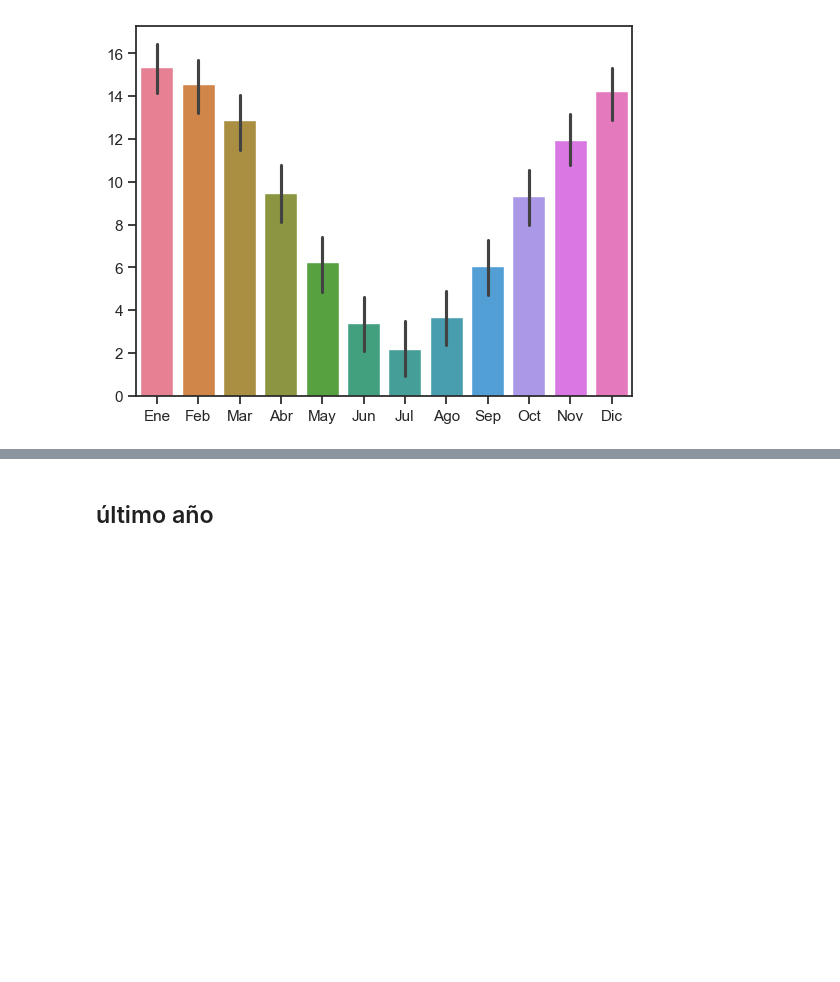
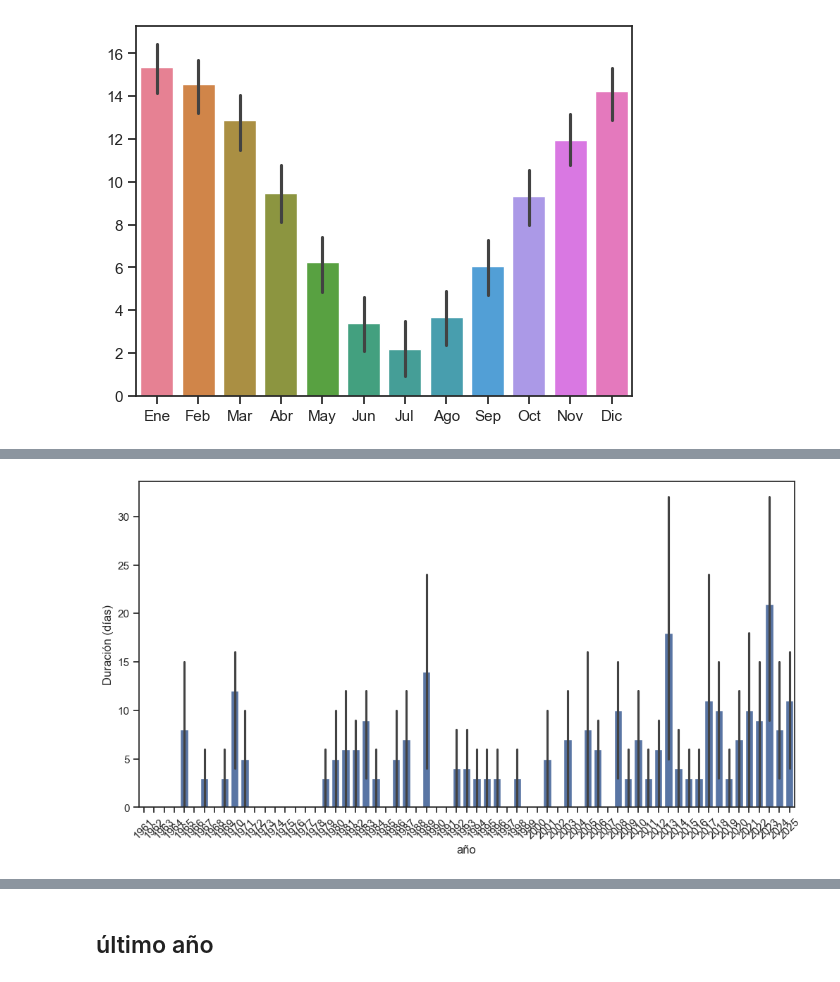
Before and after one commit to BustosMaxx/dengue_y_zika, a Jupyter notebook: notebooks/clima-smn.ipynb, the cells around one changed output, grey strips where cells are left out. Saved outputs shown, nothing was run; the diff lists cells and outputs as text; code cells hidden in the pictures; blank space fills up the shorter version.

```diff
--- a/notebooks/clima-smn.ipynb
+++ b/notebooks/clima-smn.ipynb
@@ -217,0 +315,20 @@ sns.barplot(temperatura_min)
+# %%
+years = list(range(1961,2026,1))
+datos_sample = {
+    'Duración (días)':np.repeat(["0"],65),
+    'Fecha de inicio':np.repeat(["NaN"],65),
+    'Fecha de fin': np.repeat(["NaN"],65),
+    'Temperatura máxima absoluta': np.repeat(["NaN"],65),
+    'Temperatura mínima absoluta': np.repeat(["NaN"],65),
+    'año':years}
+
+# datos_sample
+# %%
+df_datos_sample = pd.DataFrame(datos_sample)
+# %%
+ola_calor_ext = pd.concat([ola_calor, df_datos_sample])
+# %%
+ola_calor_ext["Duración (días)"] =  ola_calor_ext["Duración (días)"].astype(int)
+ola_calor_ext["Fecha de fin"] =  pd.to_datetime(ola_calor_ext["Fecha de fin"])
+ola_calor_ext["año"] =  ola_calor_ext["año"].astype(int)
+ola_calor_ext.info()
@@ -217,0 +349,7 @@ sns.barplot(temperatura_min)
+# %%
+fig, ax = plt.subplots(1,1, figsize=(12,6))
+sns.barplot(data=ola_calor_ext,x="año", y="Duración (días)", estimator="sum")
+plt.xticks(rotation=45)
+plt.show()
+# %% [output]
+[figure, added]
```
Also changed, not shown: parts of 10 cells of this notebook, 2 other files.
